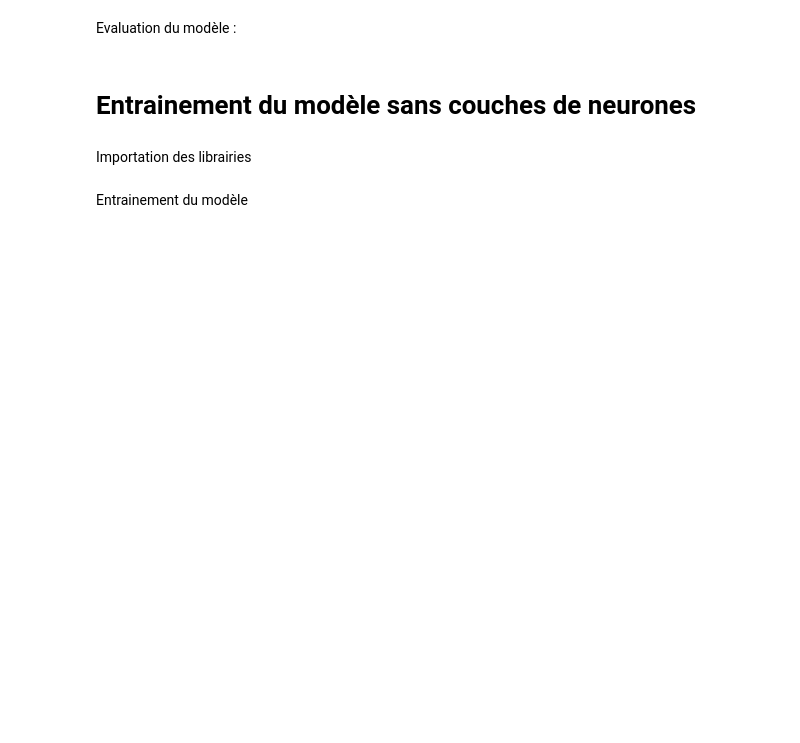
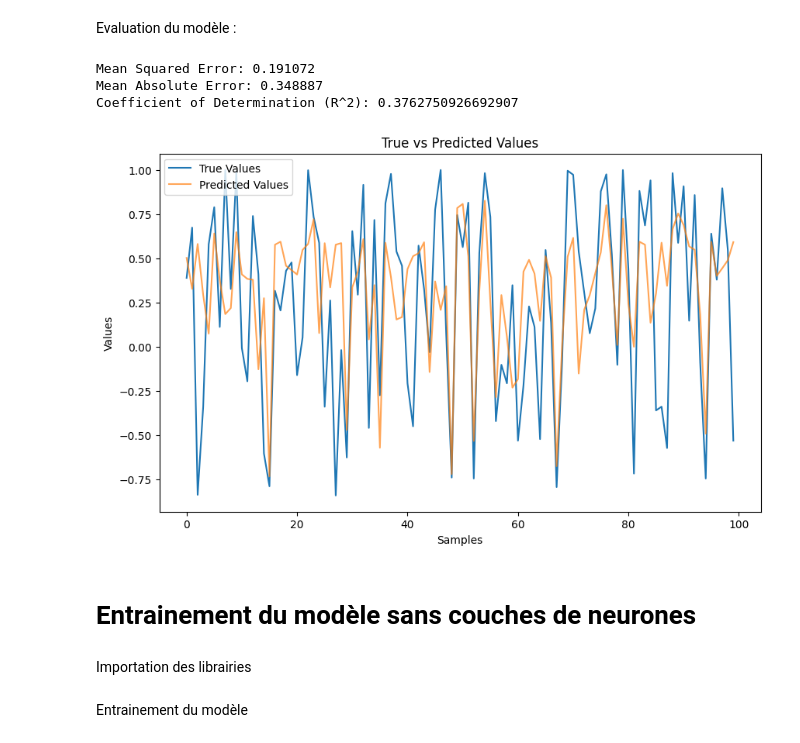
Before and after one commit to qlandon/Machine_Learning, a Jupyter notebook: Projet_soutenance/Project_turboFan.ipynb, the cells around one changed output. Saved outputs shown, nothing was run; the diff lists cells and outputs as text; code cells hidden in the pictures; blank space fills up the shorter version.

```diff
--- a/Projet_soutenance/Project_turboFan.ipynb
+++ b/Projet_soutenance/Project_turboFan.ipynb
@@ -197,8 +264,10 @@ class Net(nn.Module):
         self.fc1 = nn.Linear(21, 512)
         self.fc2 = nn.Linear(512, 512)
         self.fc3 = nn.Linear(512, 512)
-        self.fc4 = nn.Linear(512, 1)
-        self.dropout = nn.Dropout(0.2)
+        self.fc4 = nn.Linear(512, 512)
+        self.fc5 = nn.Linear(512, 512)
+        self.fc6 = nn.Linear(512, 1)
+        self.dropout = nn.Dropout(0.3)
 
     def forward(self, x):
         x = F.relu(self.fc1(x))
@@ -206,7 +275,12 @@ class Net(nn.Module):
         x = F.relu(self.fc2(x))
         x = self.dropout(x)
         x = F.relu(self.fc3(x))
-        x = self.fc4(x)
+        x = self.dropout(x)
+        x = F.relu(self.fc4(x))
+        x = self.dropout(x)
+        x = F.relu(self.fc5(x))
+        x = self.dropout(x)
+        x = self.fc6(x)
         return x
 
 
@@ -276,39 +396,52 @@ Epoch: 5        Training Loss: 0.200673
 # %% [markdown]
 Evaluation du modèle :
 # %%
+# Assurez-vous que le modèle est sur le bon appareil
+device = torch.device("cuda" if torch.cuda.is_available() else "cpu")
+model.to(device)
+
 # Évaluation des performances
-
 model.eval()
 y_pred = []
 y_true = []
 
 with torch.no_grad():
     for data, target in test_loader:
+        # Déplacer les données et les cibles sur le GPU
+        data, target = data.to(device), target.to(device)
+
+        # Obtenir les prédictions
         output = model(data)
-        y_pred.extend(output.numpy())
-        y_true.extend(target.numpy())
+
+        # Déplacer les résultats sur le CPU
+        y_pred.extend(output.cpu().numpy())
+        y_true.extend(target.cpu().numpy())
 
 y_pred = np.array(y_pred)
 y_true = np.array(y_true)
 
 mse = mean_squared_error(y_true, y_pred)
 mae = mean_absolute_error(y_true, y_pred)
 r2 = r2_score(y_true, y_pred)
 
-
 print(f'Mean Squared Error: {mse:.6f}')
 print(f'Mean Absolute Error: {mae:.6f}')
 print("Coefficient of Determination (R^2):", r2)
 
 # Tracé des valeurs y_true et y_pred
 plt.figure(figsize=(10, 6))
-plt.plot(y_true[:20], label='True Values')
-plt.plot(y_pred[:20], label='Predicted Values', alpha=0.7)
+plt.plot(y_true[:100], label='True Values')
+plt.plot(y_pred[:100], label='Predicted Values', alpha=0.7)
 plt.title('True vs Predicted Values')
 plt.xlabel('Samples')
 plt.ylabel('Values')
 plt.legend()
 plt.show()
+# %% [output]
+Mean Squared Error: 0.191072
+Mean Absolute Error: 0.348887
+Coefficient of Determination (R^2): 0.3762750926692907
+[figure, added]
 # %% [markdown]
 # **Entrainement du modèle sans couches de neurones**
 # %% [markdown]
```
Also changed, not shown: parts of 29 cells of this notebook.
